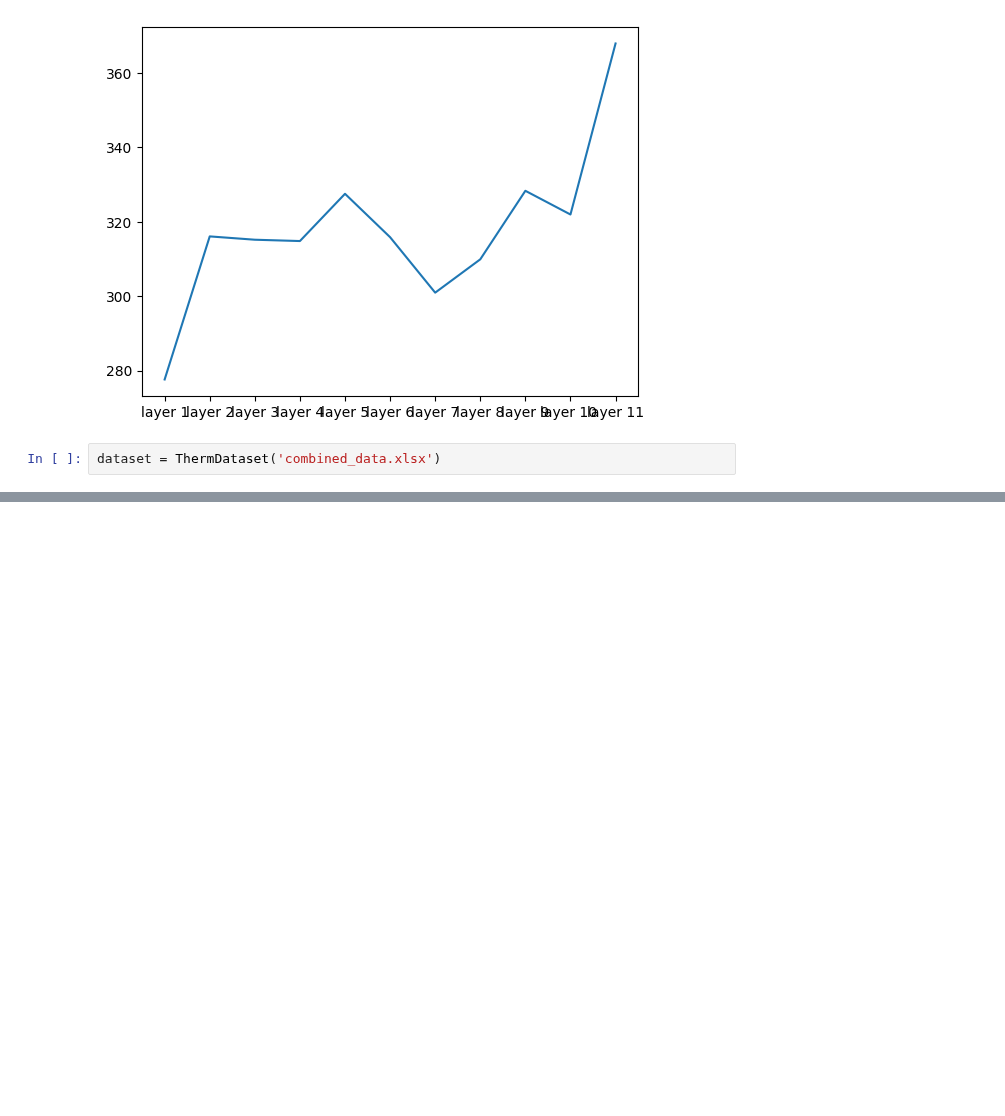
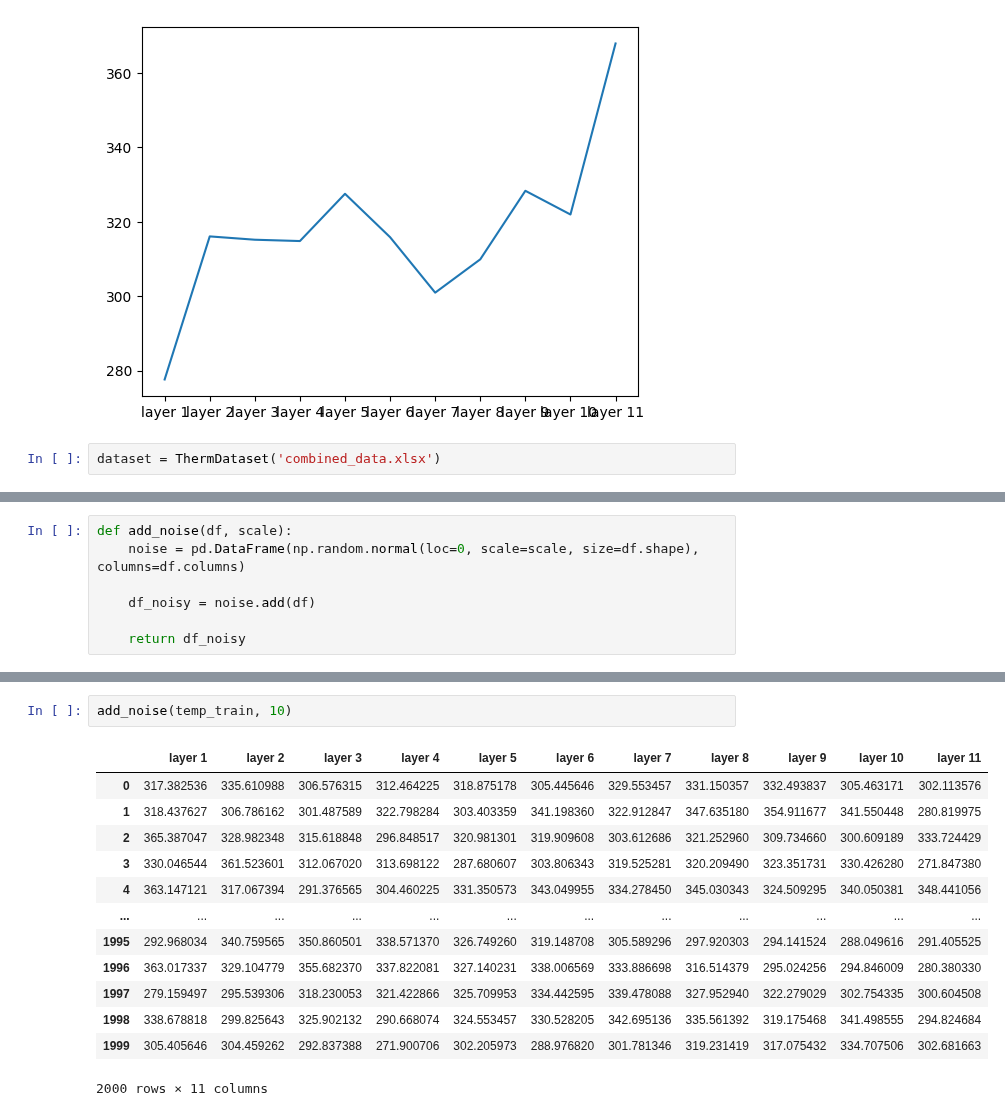
Before and after one commit to iAmBrig12/REU_AI_Thermography, a Jupyter notebook: data_exploration.ipynb, the cells around one changed output, grey strips where cells are left out. Saved outputs shown, nothing was run; the diff lists cells and outputs as text; blank space fills up the shorter version.

```diff
--- a/data_exploration.ipynb
+++ b/data_exploration.ipynb
@@ -43,0 +41,7 @@ dataset = ThermDataset('combined_data.xlsx')
+# %%
+def add_noise(df, scale):
+    noise = pd.DataFrame(np.random.normal(loc=0, scale=scale, size=df.shape), columns=df.columns)
+
+    df_noisy = noise.add(df)
+
+    return df_noisy
@@ -43,0 +64,16 @@ dataset = ThermDataset('combined_data.xlsx')
+# %%
+add_noise(temp_train, 10)
+# %% [output]
+|  | layer 1 | layer 2 | layer 3 | layer 4 | layer 5 | layer 6 | layer 7 | layer 8 | layer 9 | layer 10 | layer 11 |
+| 0 | 317.382536 | 335.610988 | 306.576315 | 312.464225 | 318.875178 | 305.445646 | 329.553457 | 331.150357 | 332.493837 | 305.463171 | 302.113576 |
+| 1 | 318.437627 | 306.786162 | 301.487589 | 322.798284 | 303.403359 | 341.198360 | 322.912847 | 347.635180 | 354.911677 | 341.550448 | 280.819975 |
+| 2 | 365.387047 | 328.982348 | 315.618848 | 296.848517 | 320.981301 | 319.909608 | 303.612686 | 321.252960 | 309.734660 | 300.609189 | 333.724429 |
+| 3 | 330.046544 | 361.523601 | 312.067020 | 313.698122 | 287.680607 | 303.806343 | 319.525281 | 320.209490 | 323.351731 | 330.426280 | 271.847380 |
+| 4 | 363.147121 | 317.067394 | 291.376565 | 304.460225 | 331.350573 | 343.049955 | 334.278450 | 345.030343 | 324.509295 | 340.050381 | 348.441056 |
+| ... | ... | ... | ... | ... | ... | ... | ... | ... | ... | ... | ... |
+| 1995 | 292.968034 | 340.759565 | 350.860501 | 338.571370 | 326.749260 | 319.148708 | 305.589296 | 297.920303 | 294.141524 | 288.049616 | 291.405525 |
+| 1996 | 363.017337 | 329.104779 | 355.682370 | 337.822081 | 327.140231 | 338.006569 | 333.886698 | 316.514379 | 295.024256 | 294.846009 | 280.380330 |
+| 1997 | 279.159497 | 295.539306 | 318.230053 | 321.422866 | 325.709953 | 334.442595 | 339.478088 | 327.952940 | 322.279029 | 302.754335 | 300.604508 |
+| 1998 | 338.678818 | 299.825643 | 325.902132 | 290.668074 | 324.553457 | 330.528205 | 342.695136 | 335.561392 | 319.175468 | 341.498555 | 294.824684 |
+| 1999 | 305.405646 | 304.459262 | 292.837388 | 271.900706 | 302.205973 | 288.976820 | 301.781346 | 319.231419 | 317.075432 | 334.707506 | 302.681663 |
+2000 rows × 11 columns
```
Also changed, not shown: parts of 2 cells of this notebook, 3 other files.
